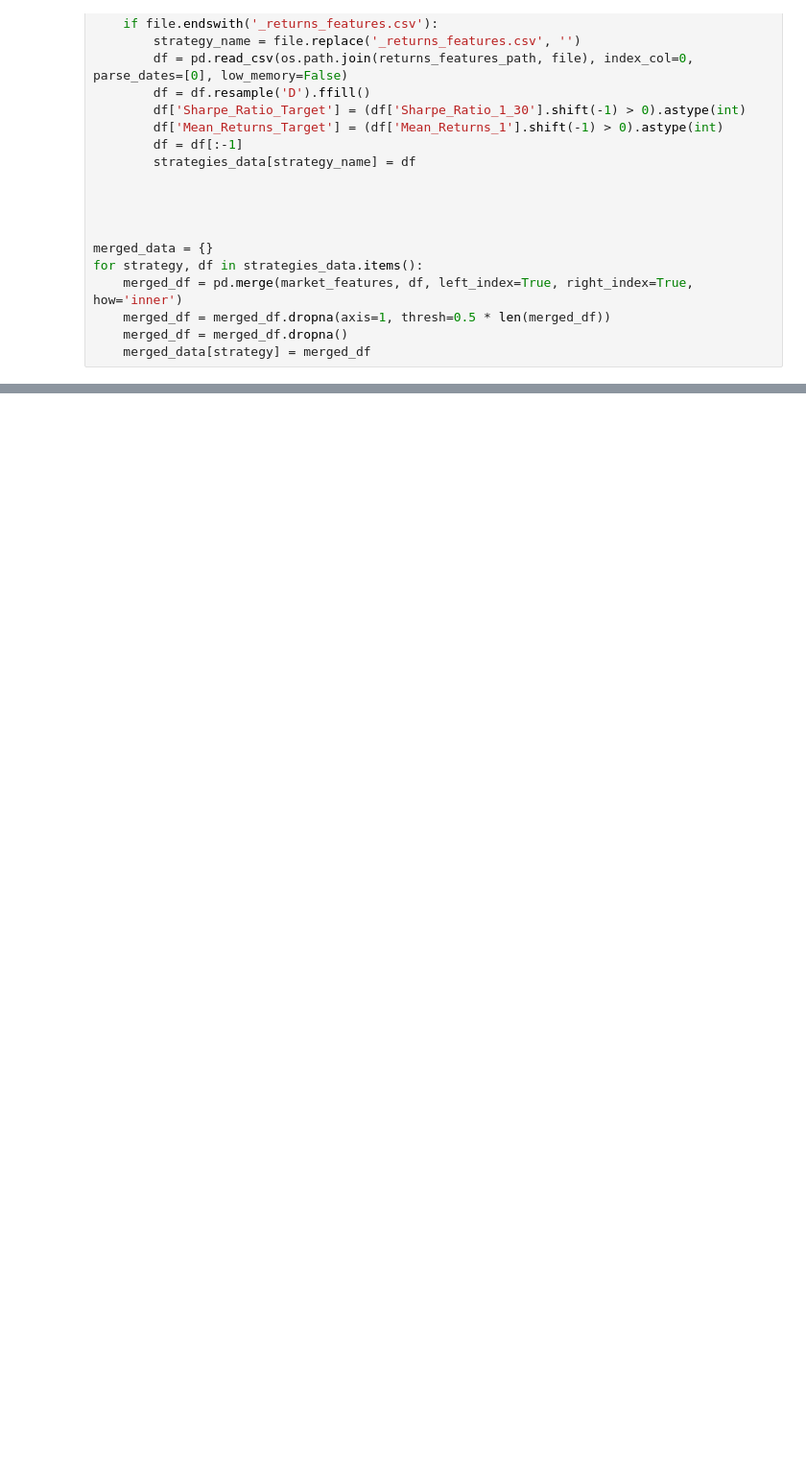
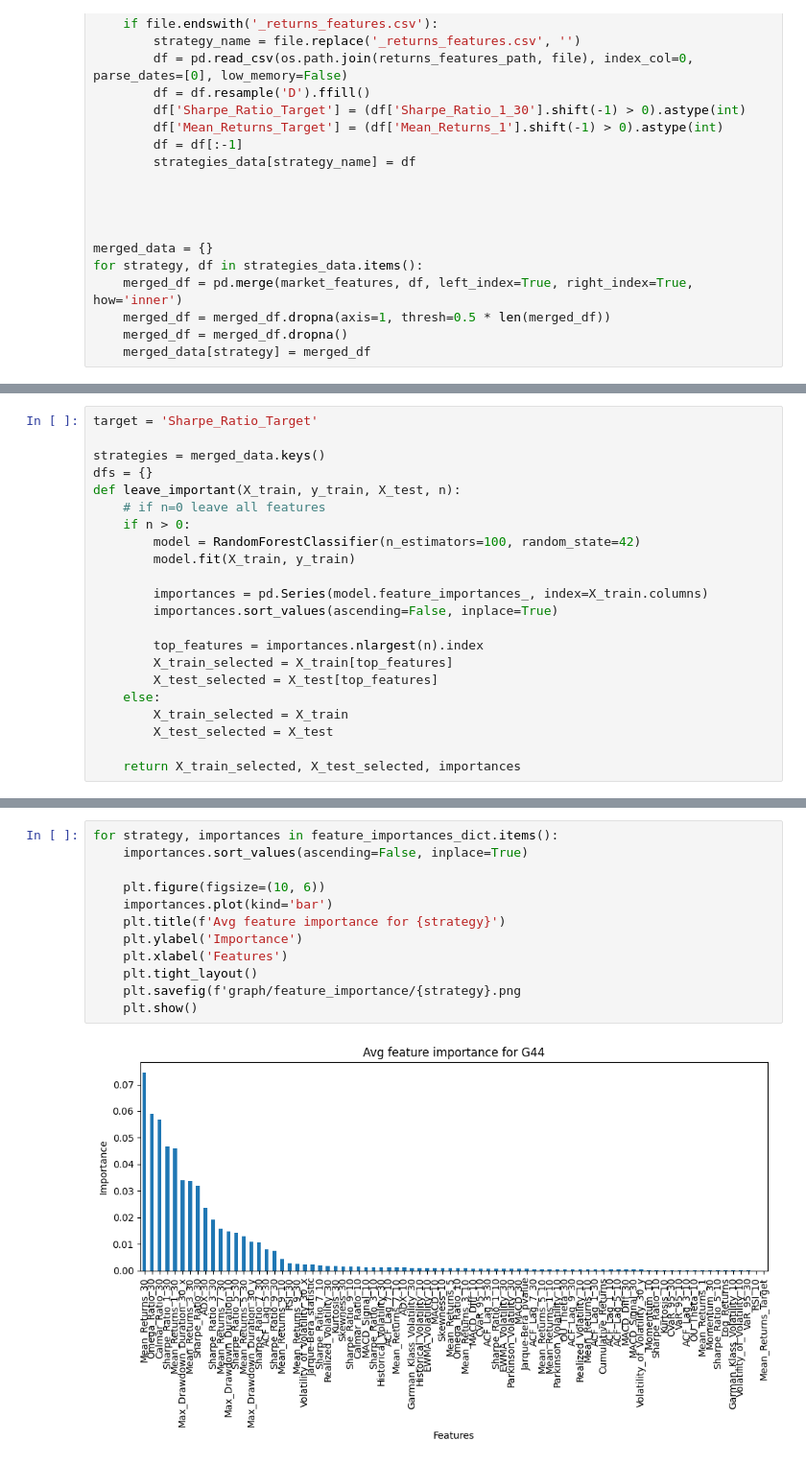
Before and after one commit to alemishch/trading_models, a Jupyter notebook: ensemble.ipynb, the cells around one changed output, grey strips where cells are left out. Shown at 96% size. Saved outputs shown, nothing was run; the diff lists cells and outputs as text; blank space fills up the shorter version.

```diff
--- a/ensemble.ipynb
+++ b/ensemble.ipynb
@@ -196,0 +209,22 @@ G19_V5, Accuracy: 0.54, F1: 0.49
+# %%
+target = 'Sharpe_Ratio_Target'
+
+strategies = merged_data.keys()
+dfs = {}
+def leave_important(X_train, y_train, X_test, n):
+    # if n=0 leave all features
+    if n > 0:
+        model = RandomForestClassifier(n_estimators=100, random_state=42)
+        model.fit(X_train, y_train)
+
+        importances = pd.Series(model.feature_importances_, index=X_train.columns)
+        importances.sort_values(ascending=False, inplace=True)
+
+        top_features = importances.nlargest(n).index
+        X_train_selected = X_train[top_features]
+        X_test_selected = X_test[top_features]
+    else:
+        X_train_selected = X_train
+        X_test_selected = X_test
+
+    return X_train_selected, X_test_selected, importances
@@ -196,0 +308,14 @@ G19_V5, Accuracy: 0.54, F1: 0.49
+# %%
+for strategy, importances in feature_importances_dict.items():
+    importances.sort_values(ascending=False, inplace=True)
+
+    plt.figure(figsize=(10, 6))
+    importances.plot(kind='bar')
+    plt.title(f'Avg feature importance for {strategy}')
+    plt.ylabel('Importance')
+    plt.xlabel('Features')
+    plt.tight_layout()
+    plt.savefig(f'graph/feature_importance/{strategy}.png
+    plt.show()
+# %% [output]
+[figure, added]
```
Also changed, not shown: parts of 16 cells of this notebook, 19 other files.
